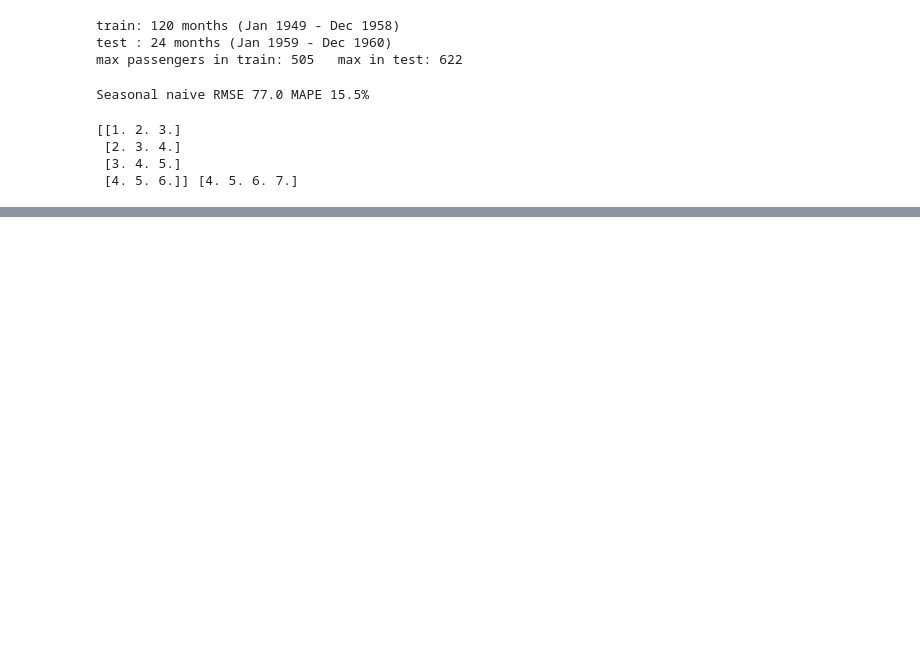
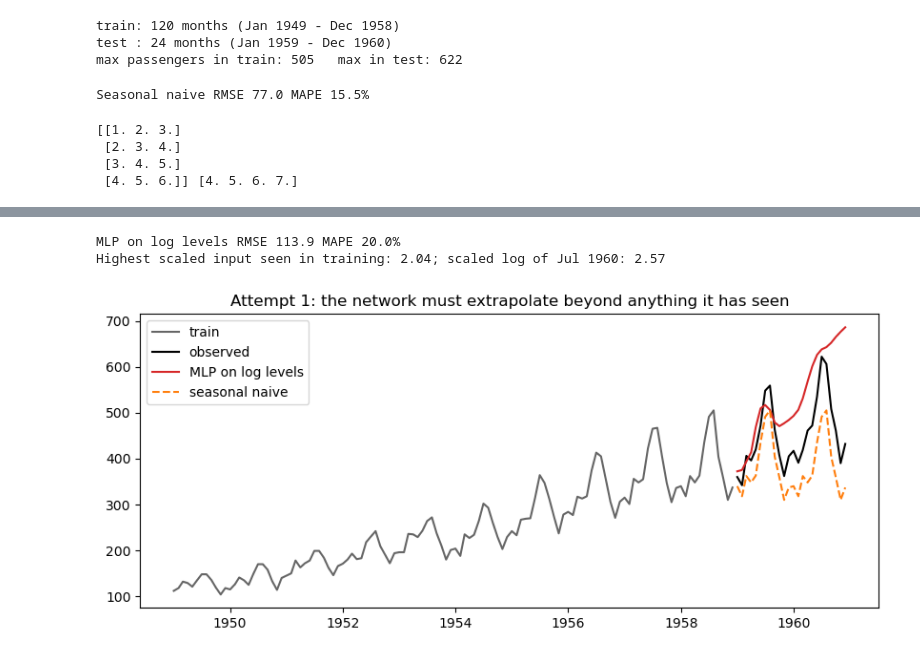
Before and after one commit to luis1112enrique/Machine-Learning-Repo, a Jupyter notebook: Clase 11 - Pronósticom de pasajeros de aerolíneas.ipynb, the cells around one changed output, grey strips where cells are left out. Saved outputs shown, nothing was run; the diff lists cells and outputs as text; code cells hidden in the pictures; blank space fills up the shorter version.

```diff
--- a/Clase 11 - Pronósticom de pasajeros de aerolíneas.ipynb
+++ b/Clase 11 - Pronósticom de pasajeros de aerolíneas.ipynb
@@ -55,0 +185,55 @@ print(X_demo, t_demo)
+# %%
+p = 12
+L = np.log(y.values)  # Logaritmos de los 144 meses
+Ltr = L[:len(train)]
+m, s = Ltr.mean(), Ltr.std()  # Estadísticas de entrenamiento
+Xtr, ttr = make_windows((Ltr - m) / s, p)
+
+mlp_levels = MLPRegressor(
+    hidden_layer_sizes=(32,),
+    activation='relu',
+    alpha=1e-3,
+    max_iter=5000,
+    random_state=0
+)
+
+mlp_levels.fit(Xtr, ttr)
+
+f_scaled = recursive_forecast(
+    mlp_levels, (Ltr - m) / s, p, H
+)
+f_levels = np.exp(f_scaled * s + m)
+
+results['MLP on log levels'] = (
+    rmse(f_levels, test),
+    mape(f_levels, test)
+)
+
+print(
+    'MLP on log levels RMSE %.1f MAPE %.1f%%'
+    % results['MLP on log levels']
+)
+print(
+    f'Highest scaled input seen in training: {Xtr.max():.2f}; '
+    f'scaled log of Jul 1960: {(L[-6] - m) / s:.2f}'
+)
+
+plt.plot(train.index, train, color='0.4', label='train')
+plt.plot(test.index, test, 'k', label='observed')
+plt.plot(
+    test.index, f_levels, 'C3',
+    label='MLP on log levels'
+)
+plt.plot(
+    test.index, snaive, 'C1--',
+    label='seasonal naive'
+)
+plt.legend()
+plt.title(
+    'Attempt 1: the network must extrapolate beyond anything it has seen'
+)
+plt.show()
+# %% [output]
+MLP on log levels RMSE 113.9 MAPE 20.0%
+Highest scaled input seen in training: 2.04; scaled log of Jul 1960: 2.57
+[figure, added]
```
Also changed, not shown: parts of 19 cells of this notebook.
